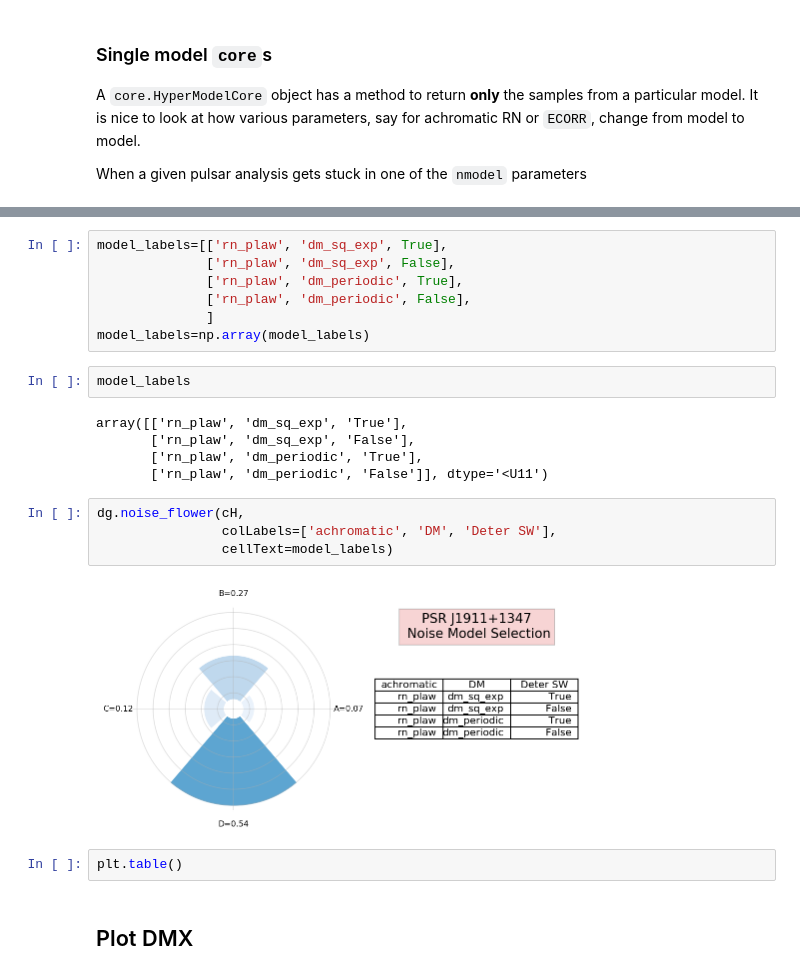
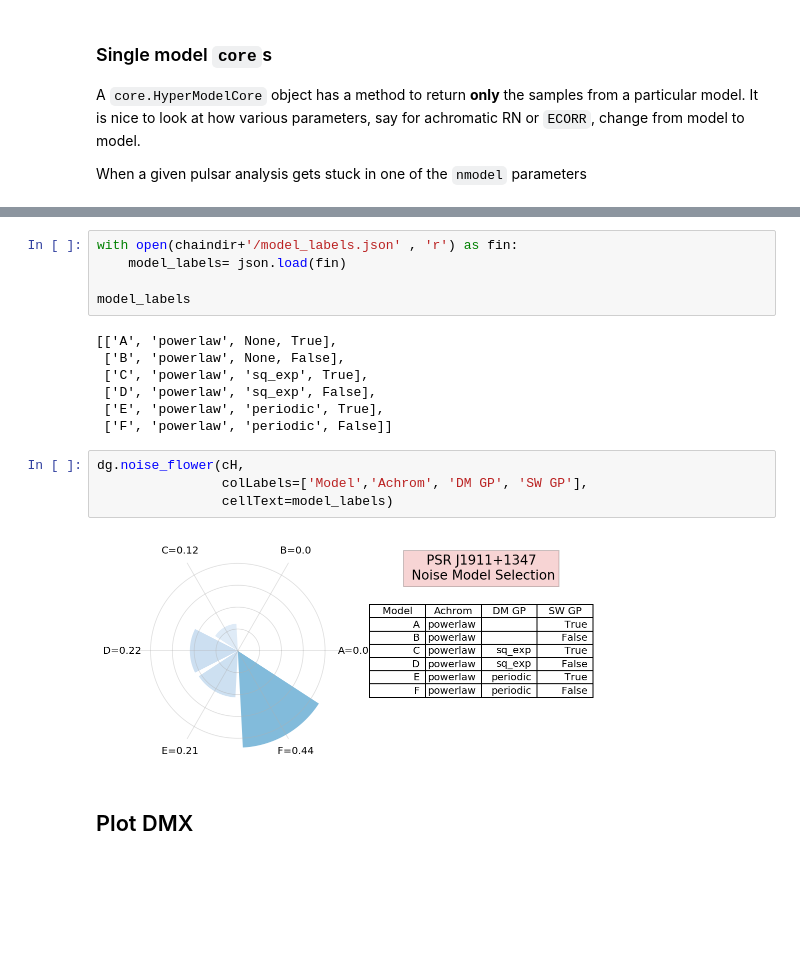
Before and after one commit to Hazboun6/noise_model_selection, a Jupyter notebook: chain_visualization.ipynb, the cells around one changed output, grey strips where cells are left out. Cells and saved outputs as stored; diff of their text form; blank space fills up the shorter version.

```diff
--- a/chain_visualization.ipynb
+++ b/chain_visualization.ipynb
@@ -72,25 +75,21 @@ dg.plot_chains(c3, hist=True, ncols=5, title_y=1.05)
-# %%
-model_labels=[['rn_plaw', 'dm_sq_exp', True],
-              ['rn_plaw', 'dm_sq_exp', False],
-              ['rn_plaw', 'dm_periodic', True],
-              ['rn_plaw', 'dm_periodic', False],
-              ]
-model_labels=np.array(model_labels)
-# %%
-model_labels
-# %% [output]
-array([['rn_plaw', 'dm_sq_exp', 'True'],
-       ['rn_plaw', 'dm_sq_exp', 'False'],
-       ['rn_plaw', 'dm_periodic', 'True'],
-       ['rn_plaw', 'dm_periodic', 'False']], dtype='<U11')
+# %%
+with open(chaindir+'/model_labels.json' , 'r') as fin:
+    model_labels= json.load(fin)
+
+model_labels
+# %% [output]
+[['A', 'powerlaw', None, True],
+ ['B', 'powerlaw', None, False],
+ ['C', 'powerlaw', 'sq_exp', True],
+ ['D', 'powerlaw', 'sq_exp', False],
+ ['E', 'powerlaw', 'periodic', True],
+ ['F', 'powerlaw', 'periodic', False]]
 # %%
 dg.noise_flower(cH,
-                colLabels=['achromatic', 'DM', 'Deter SW'],
+                colLabels=['Model','Achrom', 'DM GP', 'SW GP'],
                 cellText=model_labels)
 # %% [output]
-[figure, old version]
+[figure, new version]
-# %%
-plt.table()
 # %% [markdown]
 ## Plot DMX
 # %% [markdown]
```
Also changed, not shown: parts of 28 cells of this notebook, 1 other file.
